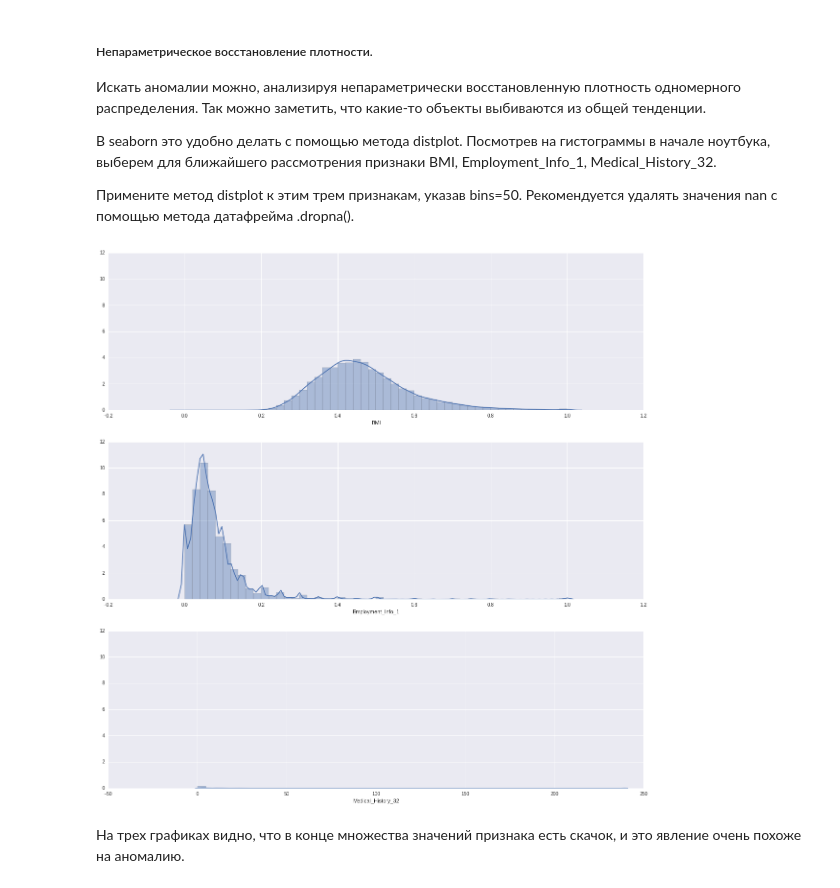
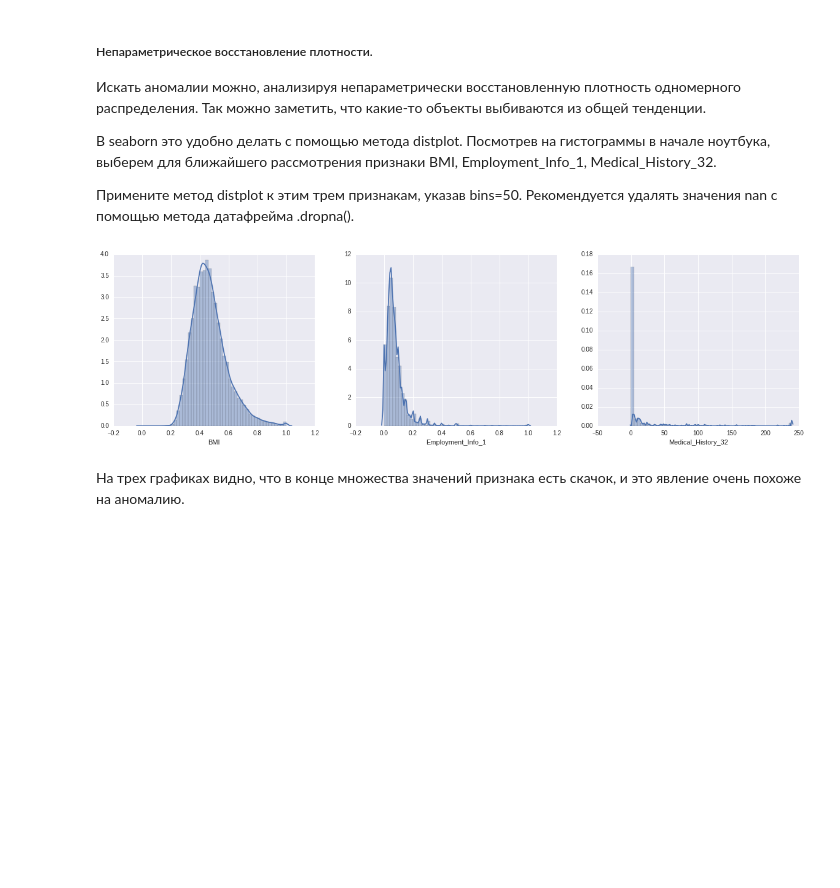
Before and after one commit to MariamSherif/pyda, a Jupyter notebook: VisualizationPeerReview.ipynb, the cells around one changed output. Saved outputs shown, nothing was run; the diff lists cells and outputs as text; code cells hidden in the pictures; blank space fills up the shorter version.

```diff
--- a/VisualizationPeerReview.ipynb
+++ b/VisualizationPeerReview.ipynb
@@ -381,12 +396,12 @@ labels = svm_.predict(sdata[person_features])
 # %%
 from itertools import combinations
 
-fig, axes = plt.subplots(2, 3, figsize=(12, 8), sharey=True)
+fig, axes = plt.subplots(2, 3, figsize=(12, 8))
 for indx, (col1, col2) in enumerate(combinations(person_features, 2)):
-    xr, yr = data[col1][labels==-1], data[col2][labels==-1]
-    xb, yb = data[col1][labels==1], data[col2][labels==1]
-    axes[indx / 3, indx % 3].scatter(xr, yr, alpha=1, c='red')
+    xr, yr = sdata.loc[labels==-1, col1], sdata.loc[labels==-1, col2]
+    xb, yb = sdata.loc[labels==1, col1], sdata.loc[labels==1, col2]
     axes[indx / 3, indx % 3].scatter(xb, yb, alpha=0.1, c='blue')
+    axes[indx / 3, indx % 3].scatter(xr, yr, alpha=0.5, c='red')
     axes[indx / 3, indx % 3].set_xlabel(col1)
     axes[indx / 3, indx % 3].set_ylabel(col2)
 # %% [output]
@@ -401,12 +416,12 @@ for indx, (col1, col2) in enumerate(combinations(person_features, 2)):
 
 Примените метод distplot к этим трем признакам, указав bins=50. Рекомендуется удалять значения nan с помощью метода датафрейма .dropna().
 # %%
-fig, axes = plt.subplots(3, 1, figsize=(20, 20), sharey=True)
+fig, axes = plt.subplots(1, 3, figsize=(20, 5))
 
 for indx, col in enumerate(['BMI', 'Employment_Info_1', 'Medical_History_32']):
-    seaborn.distplot(data[col].dropna(), bins=50, ax=axes[indx])
+    seaborn.distplot(sdata[col].dropna(), bins=50, ax=axes[indx])
 # %% [output]
-[figure, old version]
+[figure, new version]
 # %% [markdown]
 На трех графиках видно, что в конце множества значений признака есть скачок, и это явление очень похоже на аномалию.
 # %% [markdown]
```
Also changed, not shown: parts of 7 cells of this notebook.
